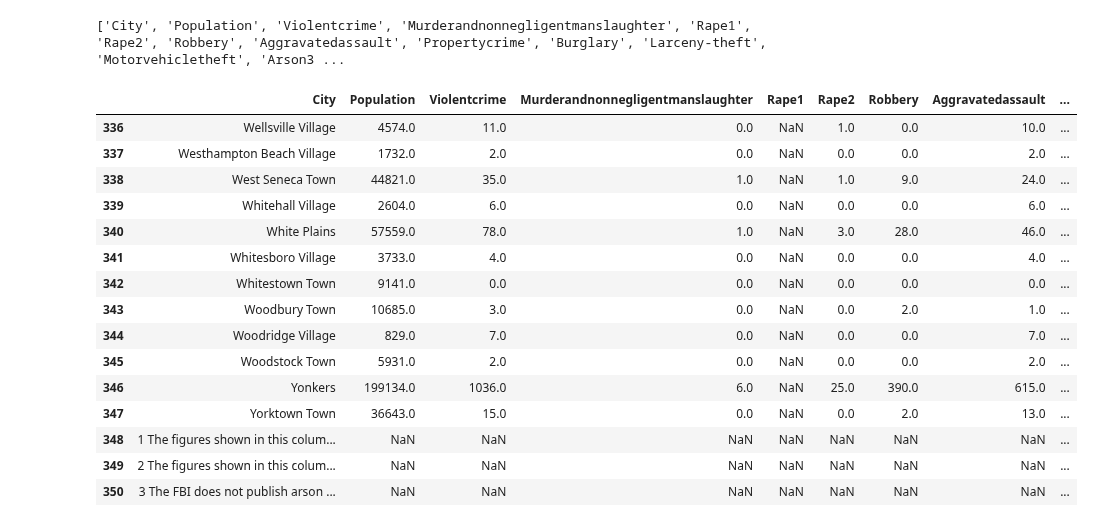
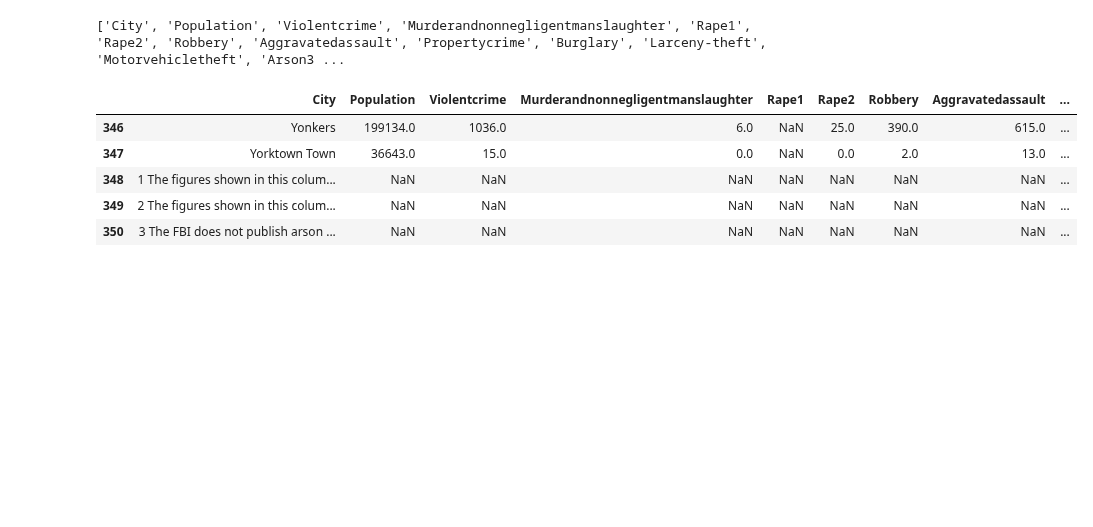
Before and after one commit to loupendley/Thinkful, a Jupyter notebook: HomeworkProjects/Unit2/Lesson4/Project2/Multivariable_Regression.ipynb, the cells around one changed output. Saved outputs shown, nothing was run; the diff lists cells and outputs as text; code cells hidden in the pictures; blank space fills up the shorter version.

```diff
--- a/HomeworkProjects/Unit2/Lesson4/Project2/Multivariable_Regression.ipynb
+++ b/HomeworkProjects/Unit2/Lesson4/Project2/Multivariable_Regression.ipynb
@@ -33,19 +33,9 @@ print(newcolnameslist)
 # %% [output]
 ['City', 'Population', 'Violentcrime', 'Murderandnonnegligentmanslaughter', 'Rape1', 'Rape2', 'Robbery', 'Aggravatedassault', 'Propertycrime', 'Burglary', 'Larceny-theft', 'Motorvehicletheft', 'Arson3 ...
 # %%
-df.tail(15)
+df.tail(5)
 # %% [output]
 |  | City | Population | Violentcrime | Murderandnonnegligentmanslaughter | Rape1 | Rape2 | Robbery | Aggravatedassault | ... |
-| 336 | Wellsville Village | 4574.0 | 11.0 | 0.0 | NaN | 1.0 | 0.0 | 10.0 | ... |
-| 337 | Westhampton Beach Village | 1732.0 | 2.0 | 0.0 | NaN | 0.0 | 0.0 | 2.0 | ... |
-| 338 | West Seneca Town | 44821.0 | 35.0 | 1.0 | NaN | 1.0 | 9.0 | 24.0 | ... |
-| 339 | Whitehall Village | 2604.0 | 6.0 | 0.0 | NaN | 0.0 | 0.0 | 6.0 | ... |
-| 340 | White Plains | 57559.0 | 78.0 | 1.0 | NaN | 3.0 | 28.0 | 46.0 | ... |
-| 341 | Whitesboro Village | 3733.0 | 4.0 | 0.0 | NaN | 0.0 | 0.0 | 4.0 | ... |
-| 342 | Whitestown Town | 9141.0 | 0.0 | 0.0 | NaN | 0.0 | 0.0 | 0.0 | ... |
-| 343 | Woodbury Town | 10685.0 | 3.0 | 0.0 | NaN | 0.0 | 2.0 | 1.0 | ... |
-| 344 | Woodridge Village | 829.0 | 7.0 | 0.0 | NaN | 0.0 | 0.0 | 7.0 | ... |
-| 345 | Woodstock Town | 5931.0 | 2.0 | 0.0 | NaN | 0.0 | 0.0 | 2.0 | ... |
 | 346 | Yonkers | 199134.0 | 1036.0 | 6.0 | NaN | 25.0 | 390.0 | 615.0 | ... |
 | 347 | Yorktown Town | 36643.0 | 15.0 | 0.0 | NaN | 0.0 | 2.0 | 13.0 | ... |
 | 348 | 1 The figures shown in this colum... | NaN | NaN | NaN | NaN | NaN | NaN | NaN | ... |
```
Also changed, not shown: parts of 4 cells of this notebook.
